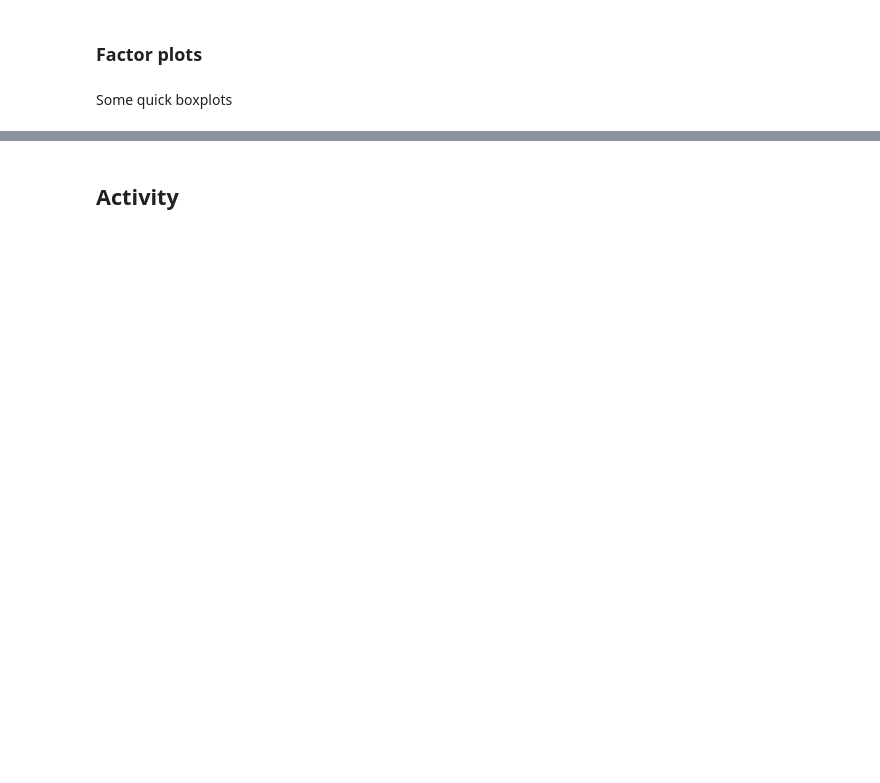
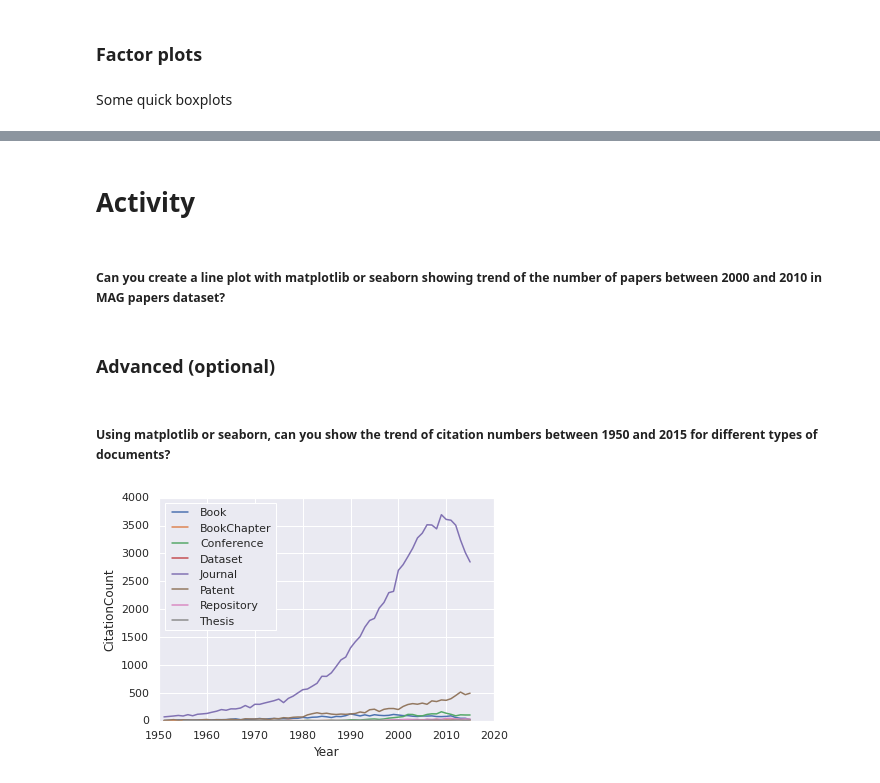
Before and after one commit to SciSciSummerSchool/s4_lectures, a Jupyter notebook: 1_introduction/01-03-pandas-and-matplotlib.ipynb, the cells around one changed output, grey strips where cells are left out. Drawn from its saved outputs; the diff is of its cells as text; code cells hidden in the pictures; blank space fills up the shorter version.

```diff
--- a/1_introduction/01-03-pandas-and-matplotlib.ipynb
+++ b/1_introduction/01-03-pandas-and-matplotlib.ipynb
@@ -496,2 +662,4 @@ with sns.axes_style(style='ticks'):
 # %% [markdown]
-## Activity
+# Activity
+# %% [markdown]
+##### Can you create a line plot with matplotlib or seaborn showing trend of the number of papers between 2000 and 2010 in MAG papers dataset?
@@ -497,0 +677,20 @@ with sns.axes_style(style='ticks'):
+# %% [markdown]
+### Advanced (optional)
+# %% [markdown]
+##### Using matplotlib or seaborn, can you show the trend of citation numbers between 1950 and 2015 for different types of documents?
+# %%
+Papers = pd.read_csv("~/datasets/s4/MAG/Papers.csv")
+
+# Display without scientific notation
+ax = plt.axes()
+ax.ticklabel_format(useOffset=False)
+
+# code here
+#
+#
+#
+
+# Legend style
+plt.legend(loc='upper left');
+# %% [output]
+[figure, added]
```
Also changed, not shown: parts of 62 cells of this notebook, 3 other files.
